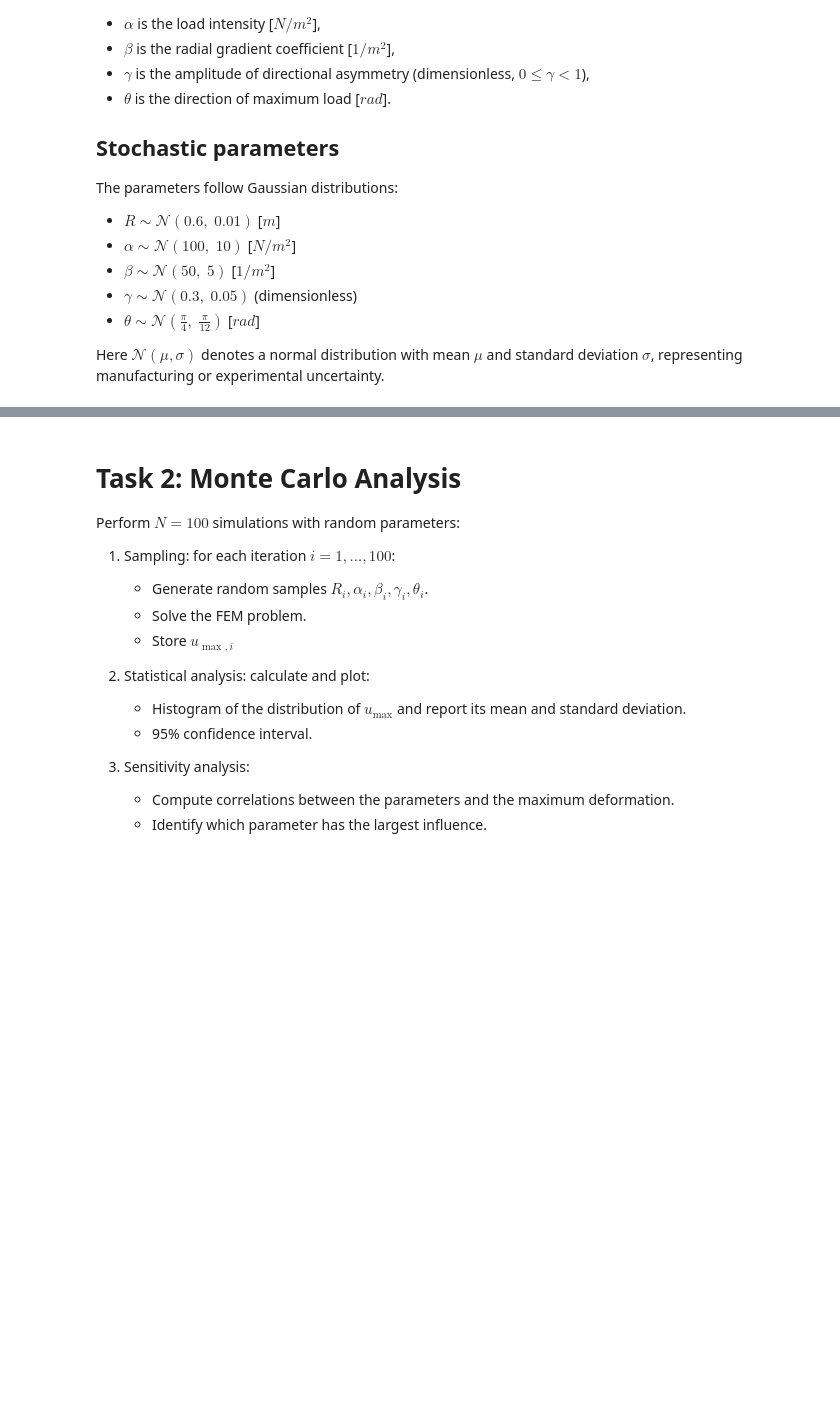
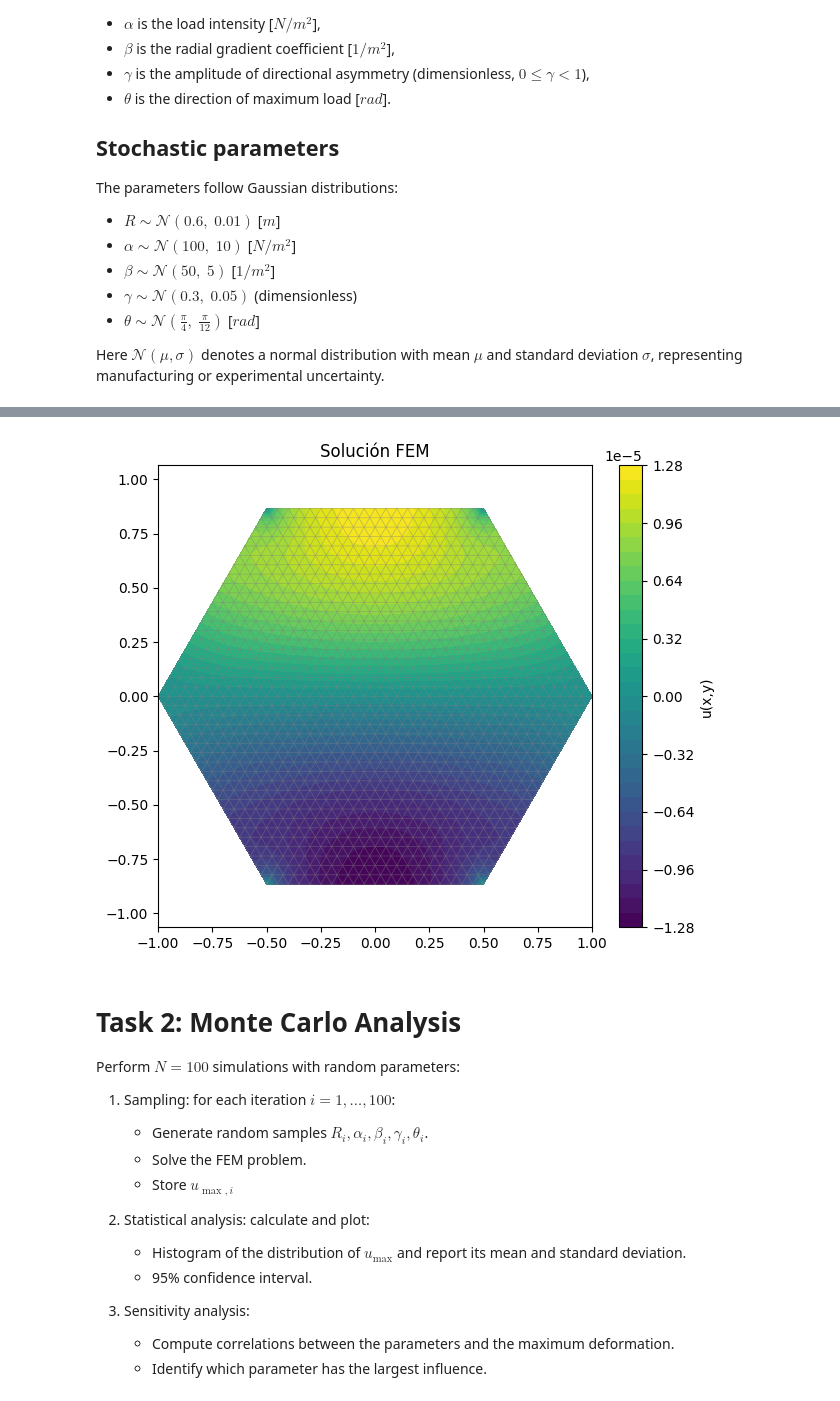
Before and after one commit to Andrecs05/Numerical_methods_for_PDEs_2025-2_Andres_Amelia_Melany, a Jupyter notebook: Miniproyecto3/FEM_2D_hexmirror.ipynb, the cells around one changed output, grey strips where cells are left out. Cells and saved outputs as stored; diff of their text form; code cells hidden in the pictures; blank space fills up the shorter version.

```diff
--- a/Miniproyecto3/FEM_2D_hexmirror.ipynb
+++ b/Miniproyecto3/FEM_2D_hexmirror.ipynb
@@ -183,28 +350,79 @@ hex_domain.plot()
 # %%
-# Resolvemos el problema de Poisson con FEM
 class PoissonFEM:
     def __init__(self, domain, f):
         self.domain = domain
-        self.f = f  # Función fuente
-        self.K = None  # Matriz de rigidez
-        self.F = None  # Vector de fuerzas
-        self.u = None  # Solución
+        self.f = f
+        self.K = None
+        self.F = None
+        self.u = None
 
     def matriz_elemental(self, element):
-        # Aquí se implementaría el cálculo de la matriz elemental
-        pass
+        pts = self.domain.nodes[element].squeeze()
+        (x1,y1),(x2,y2),(x3,y3) = pts
+        A = self.domain.area_single_element(element)
+        b1, c1 = y2 - y3, x3 - x2
+        b2, c2 = y3 - y1, x1 - x3
+        b3, c3 = y1 - y2, x2 - x1
+        K = (1/(4*A)) * np.array([
+            [b1*b1 + c1*c1, b1*b2 + c1*c2, b1*b3 + c1*c3],
+            [b2*b1 + c2*c1, b2*b2 + c2*c2, b2*b3 + c2*c3],
+            [b3*b1 + c3*c1, b3*b2 + c3*c2, b3*b3 + c3*c3]
+        ])
+        return K
 
-    def ensamblar_sistema(self):
-        # Aquí se implementaría el ensamblaje de la matriz K y el vector F
-        pass
+    def ensamblar_sistema(self, f=lambda x,y:0):
+        n_nodes = len(self.domain.nodes)
+        K_global = np.zeros((n_nodes,n_nodes))
+        F_global = np.zeros(n_nodes)
+        for element in self.domain.elements:
+            Ke = self.matriz_elemental(element)
+            Ae = self.domain.area_single_element(element)
+            pts = self.domain.nodes[element].squeeze()
+            xm = pts[:,0].mean(); ym = pts[:,1].mean()
+            fe = f(xm, ym)
+            Fe = fe * Ae / 3 * np.ones(3)
+            for i_local, i_global in enumerate(element):
+                F_global[i_global] += Fe[i_local]
+                for j_local, j_global in enumerate(element):
+                    K_global[i_global, j_global] += Ke[i_local, j_local]
+        self.K = K_global
+        self.F = F_global
 
-    def aplicar_condiciones_frontera(self):
-        # Aquí se implementarían las condiciones de frontera
-        pass
+    def aplicar_condiciones_frontera(self, boundary_nodes, g):
+        for node in boundary_nodes:
+            x, y = self.domain.nodes[node]
+            self.K[node, :] = 0
+            self.K[:, node] = 0
+            self.K[node, node] = 1.0
+            self.F[node] = g(x, y)
 
     def solucionar(self):
-        # Aquí se resolvería el sistema lineal Ku = F
-        pass
+        self.u = np.linalg.solve(self.K, self.F)
+        return self.u
+
+
+    def plot_displacements(self):
+        if self.u is None:
+            raise ValueError("Resuelve primero con 'solucionar()'.")
+        x = self.domain.nodes[:,0]; y = self.domain.nodes[:,1]
+        triang = mtri.Triangulation(x, y, self.domain.elements.squeeze())
+        plt.figure(figsize=(7,6))
+        tpc = plt.tricontourf(triang, self.u, levels=40, cmap='viridis')
+        plt.colorbar(tpc, label='u(x,y)')
+        plt.triplot(triang, color='gray', lw=0.5, alpha=0.5)
+        plt.title('Solución FEM')
+        plt.axis('equal')
+        plt.show()
+
+# Uso:
+f_fun = lambda x,y: np.sin(y/10000)
+poisson = PoissonFEM(domain, f_fun)
+poisson.ensamblar_sistema(f=f_fun)
+poisson.aplicar_condiciones_frontera(domain.boundary_nodes, g=lambda x,y: 0.0)
+u = poisson.solucionar()
+poisson.plot_displacements()
+# %% [output]
+[figure, added]
 # %% [markdown]
 # Task 2: Monte Carlo Analysis
 
```
Also changed, not shown: parts of 5 cells of this notebook.
